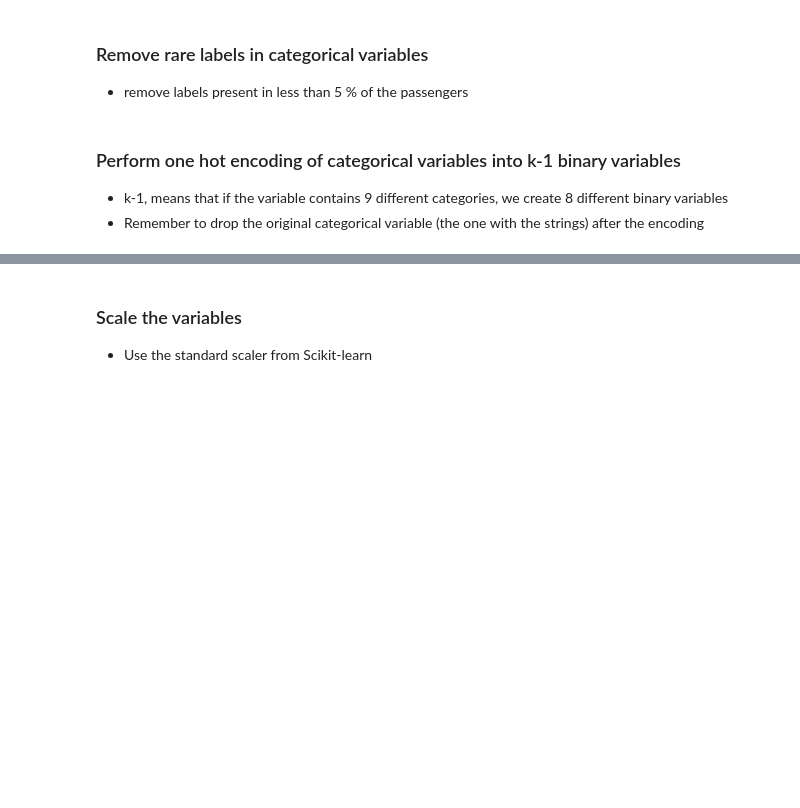
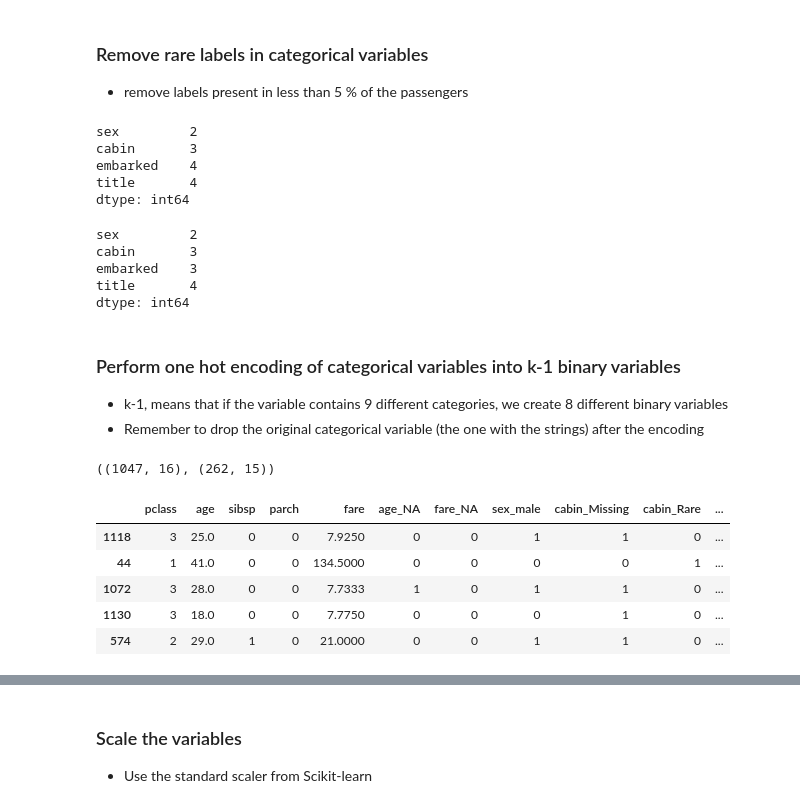
Before and after one commit to MiaHenstridge/deployment_of_ML_model, a Jupyter notebook: section-04-research-and-development/titanic-assignment/01-predicting-survival-titanic-assignement.ipynb, the cells around one changed output, grey strips where cells are left out. Cells and saved outputs as stored; diff of their text form; code cells hidden in the pictures; blank space fills up the shorter version.

```diff
--- a/section-04-research-and-development/titanic-assignment/01-predicting-survival-titanic-assignement.ipynb
+++ b/section-04-research-and-development/titanic-assignment/01-predicting-survival-titanic-assignement.ipynb
@@ -146,3 +185,8 @@ X_train.shape, X_test.shape
 ## Feature Engineering
 
 ### Extract only the letter (and drop the number) from the variable Cabin
+# %%
+X_train['cabin'] = X_train['cabin'].str[0]
+X_test['cabin'] = X_test['cabin'].str[0]
+
+X_train['cabin'].unique()
@@ -154,2 +217,5 @@ X_train.shape, X_test.shape
 # %% [markdown]
 ### Replace Missing data in categorical variables with the string **Missing**
+# %%
+X_train[vars_cat] = X_train[vars_cat].fillna('Missing')
+X_test[vars_cat] = X_test[vars_cat].fillna('Missing')
@@ -157,8 +253,67 @@ X_train.shape, X_test.shape
 ### Remove rare labels in categorical variables
 
 - remove labels present in less than 5 % of the passengers
+# %%
+def find_frequent_labels(df, var, rare_perc):
+    df = df.copy()
+    tmp = df.groupby(var)[var].count() / len(df)
+
+    return tmp[tmp > rare_perc].index
+
+for var in vars_cat:
+    # find frequent categories
+    frequent_ls = find_frequent_labels(X_train, var, 0.05)
+    # replace rare categories by the string 'Rare'
+    X_train[var] = np.where(X_train[var].isin(frequent_ls), X_train[var], 'Rare')
+    X_test[var] = np.where(X_test[var].isin(frequent_ls), X_test[var], 'Rare')
+# %%
+X_train[vars_cat].nunique()
+# %% [output]
+sex         2
+cabin       3
+embarked    4
+title       4
+dtype: int64
+# %%
+X_test[vars_cat].nunique()
+# %% [output]
+sex         2
+cabin       3
+embarked    3
+title       4
+dtype: int64
 # %% [markdown]
 ### Perform one hot encoding of categorical variables into k-1 binary variables
 
 - k-1, means that if the variable contains 9 different categories, we create 8 different binary variables
 - Remember to drop the original categorical variable (the one with the strings) after the encoding
+# %%
+for var in vars_cat:
+    X_train = pd.concat([X_train,
+                        pd.get_dummies(X_train[var], prefix=var, drop_first=True)],
+                       axis=1)
+
+    X_test = pd.concat([X_test,
+                       pd.get_dummies(X_test[var], prefix=var, drop_first=True)],
+                      axis=1)
+
+X_train.drop(labels=vars_cat, axis=1, inplace=True)
+X_test.drop(labels=vars_cat, axis=1, inplace=True)
+
+X_train.shape, X_test.shape
+# %% [output]
+((1047, 16), (262, 15))
+# %%
+# Note that we have one less column in the test set
+# this is because we had 1 less category in embarked.
+
+# we need to add that category manually to the test set
+
+X_train.head()
+# %% [output]
+|  | pclass | age | sibsp | parch | fare | age_NA | fare_NA | sex_male | cabin_Missing | cabin_Rare | ... |
+| 1118 | 3 | 25.0 | 0 | 0 | 7.9250 | 0 | 0 | 1 | 1 | 0 | ... |
+| 44 | 1 | 41.0 | 0 | 0 | 134.5000 | 0 | 0 | 0 | 0 | 1 | ... |
+| 1072 | 3 | 28.0 | 0 | 0 | 7.7333 | 1 | 0 | 1 | 1 | 0 | ... |
+| 1130 | 3 | 18.0 | 0 | 0 | 7.7750 | 0 | 0 | 0 | 1 | 0 | ... |
+| 574 | 2 | 29.0 | 1 | 0 | 21.0000 | 0 | 0 | 1 | 1 | 0 | ... |
```
Also changed, not shown: parts of 17 cells of this notebook, 1 other file.
